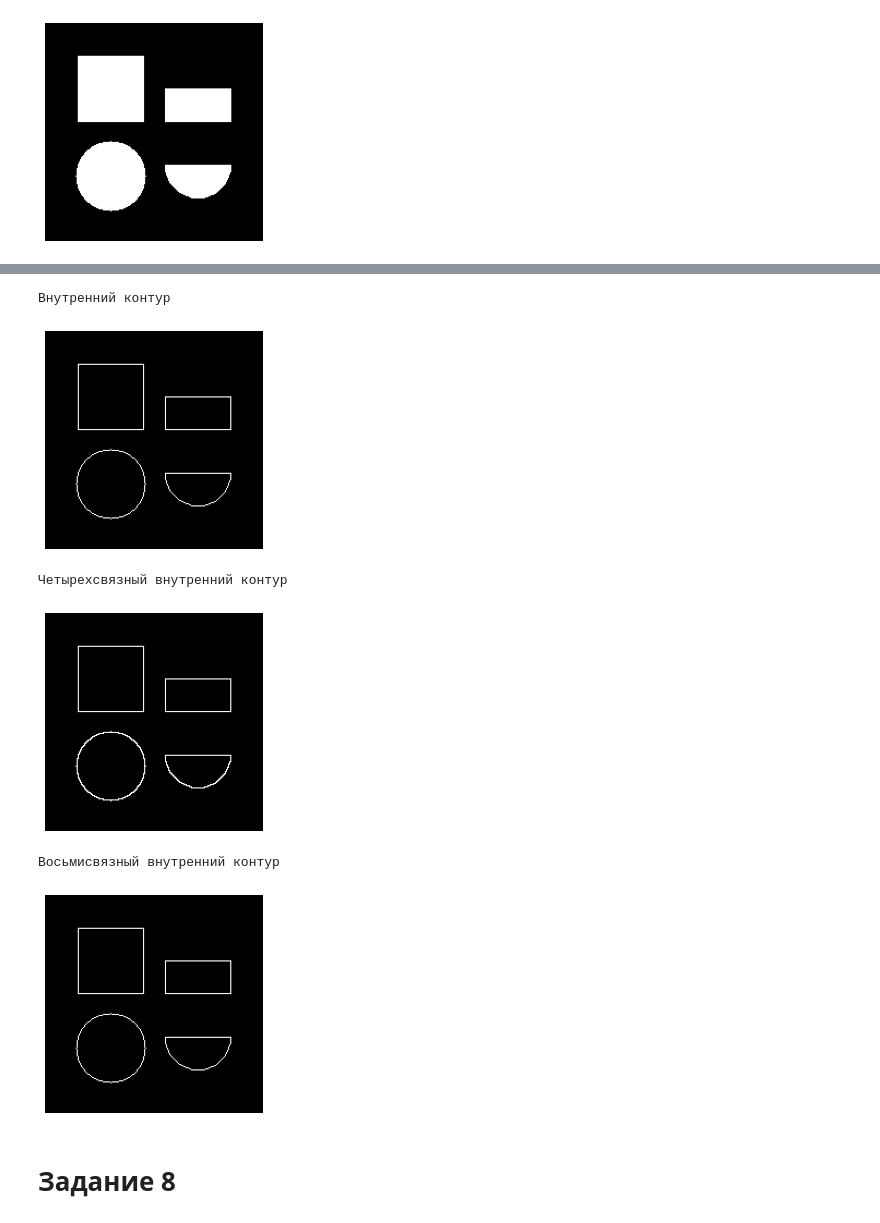
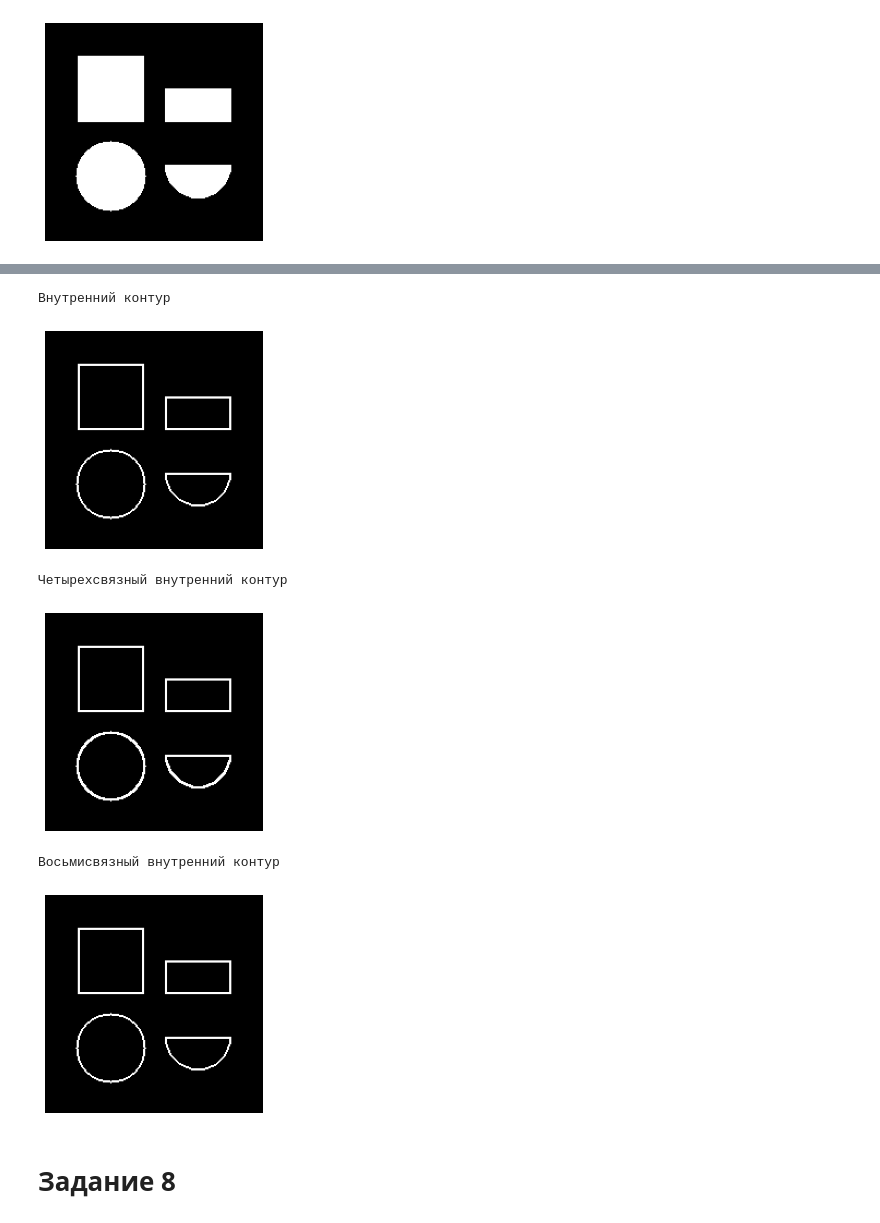
Before and after one commit to kolovratgas/Image-Processing, a Jupyter notebook: Lab_3/Lab_3.ipynb, the cells around one changed output, grey strips where cells are left out. Drawn from its saved outputs; the diff is of its cells as text; code cells hidden in the pictures.

```diff
--- a/Lab_3/Lab_3.ipynb
+++ b/Lab_3/Lab_3.ipynb
@@ -253,38 +260,44 @@ NameError: name 'np' is not defined
 # %%
 element = np.array([
-    [False, True, False],
-    [True,  True, True],
-    [False, True, False]
+    [False, False, True, False, False],
+    [False, False, True, False, False],
+    [True, True,  True, True, True],
+    [False, False, True, False, False],
+    [False, False, True, False, False]
 ])
 show_image((img ^ erosian(img, element)))
 print("Внутренний контур")
 # %% [output]
 Внутренний контур
-[figure, old version]
+[figure, new version]
 # %%
 element = np.array([
-    [True, True, True],
-    [True, True, True],
-    [True, True, True],
+    [True, True, True, True, True],
+    [True, True, True, True, True],
+    [True, True, True, True, True],
+    [True, True, True, True, True],
+    [True, True, True, True, True]
 ])
 
 show_image((img ^ erosian(img, element)))
 print("Четырехсвязный внутренний контур")
 # %% [output]
 Четырехсвязный внутренний контур
-[figure, old version]
+[figure, new version]
 # %%
 element = np.array([
-    [False, True, False],
-    [True,  True, True],
-    [False, True, False]
+    [False, False, True, False, False],
+    [False, False, True, False, False],
+    [True, True,  True, True, True],
+    [False, False, True, False, False],
+    [False, False, True, False, False]
 ])
 
 show_image((img ^ erosian(img, element)))
 print("Восьмисвязный внутренний контур")
 # %% [output]
 Восьмисвязный внутренний контур
-[figure, old version]
+[figure, new version]
 # %% [markdown]
 # Задание 8
 # %%
```
Also changed, not shown: parts of 12 cells of this notebook.
